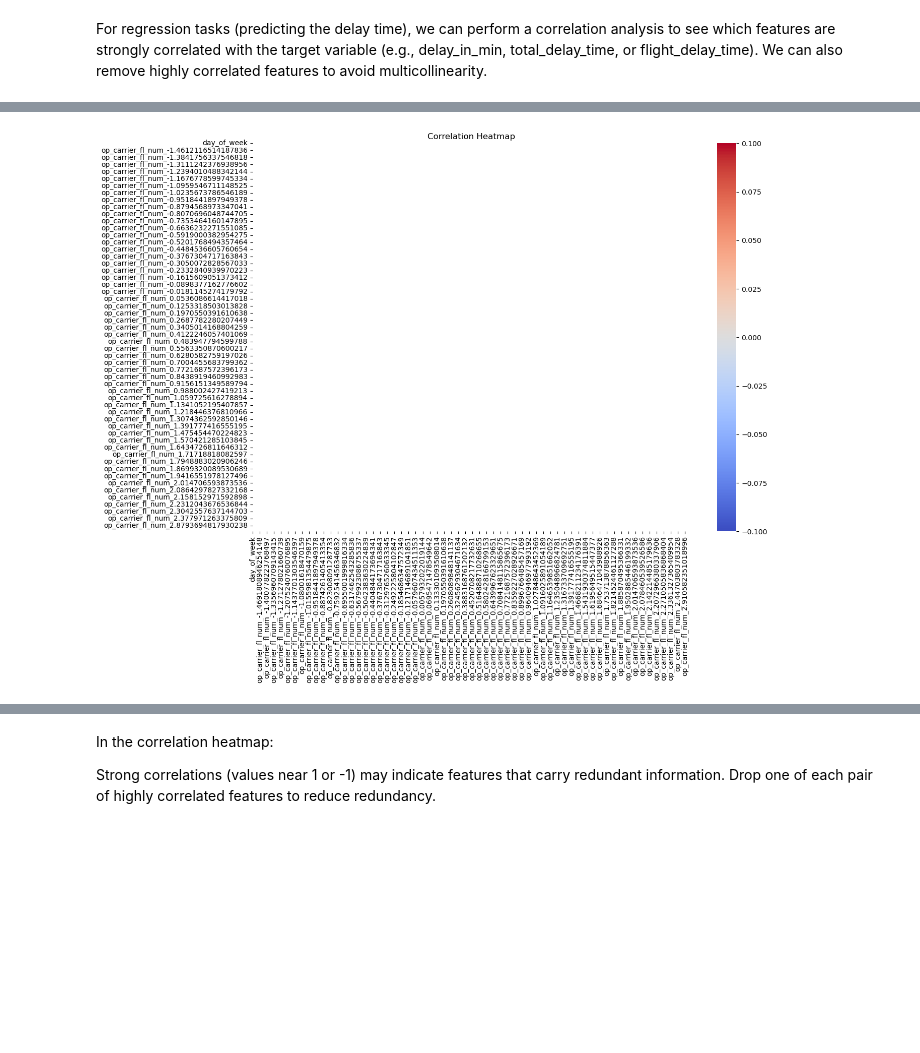
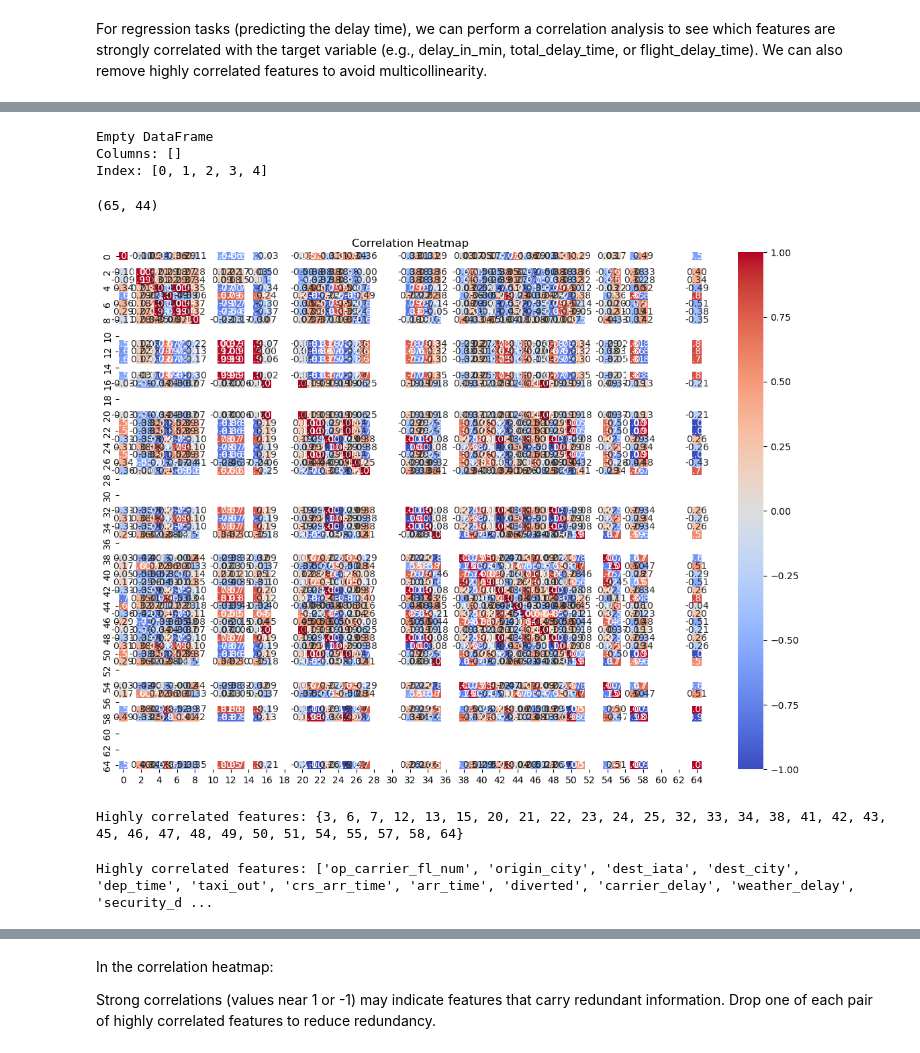
Before and after one commit to hopehusemann/Capstone, a Jupyter notebook: model_development.ipynb, the cells around one changed output, grey strips where cells are left out. Cells and saved outputs as stored; diff of their text form; code cells hidden in the pictures; blank space fills up the shorter version.

```diff
--- a/model_development.ipynb
+++ b/model_development.ipynb
@@ -97,0 +378,19 @@ df['is_evening'] = (df['crs_dep_hour'] >= 18).astype(int)
+# %%
+# Ensure that date columns are in datetime format (if not already)
+for date_col in date_columns:
+    # Convert the column to datetime, invalid values will become NaT (Not a Time)
+    df[date_col] = pd.to_datetime(df[date_col], errors='coerce')
+
+    # Check that the column is indeed in datetime64 format
+    if df[date_col].dtype == 'datetime64[ns]':
+        # Convert date columns to numeric (e.g., number of days since the minimum date)
+        df[date_col] = (df[date_col] - df[date_col].min()).dt.days  # Convert to number of days
+    else:
+        # Handle the case where the date conversion failed, e.g., fill with NaN or drop rows
+        print(f"Warning: The column {date_col} could not be converted to datetime.")
+
+# After converting to numeric, ensure that the date columns are treated as numeric type
+df[date_columns] = df[date_columns].apply(pd.to_numeric, errors='coerce')
+
+# Update the numerical columns list after conversion
+numerical_columns = df.select_dtypes(include=[np.number]).columns.tolist()
@@ -98,6 +458,9 @@ df['is_evening'] = (df['crs_dep_hour'] >= 18).astype(int)
 # %%
 # Drop irrelevant columns
-df.drop(['Unnamed: 0', 'unique_id', 'id', 'airport_ref', 'le_ident'], axis=1, inplace=True)
+#df.drop(['Unnamed: 0', 'unique_id', 'id', 'airport_ref', 'le_ident'], axis=1, inplace=True)
+# %%
+# Drop non-numeric columns that aren't needed for correlation
+df_numeric = df.select_dtypes(include=[np.number])
 # %%
 from scipy.sparse import csr_matrix
 
@@ -125,0 +483,16 @@ correlation_matrix = df_sample.corr()
+# %%
+# Step 1: Sample 10% of the rows using the row indices
+n_rows = df_numeric_sparse.shape[0]  # Get the number of rows
+sample_indices = np.random.choice(n_rows, size=int(n_rows * 0.1), replace=False)  # Random row indices
+
+# Step 2: Extract the sampled rows from the sparse matrix
+df_sample_sparse = df_numeric_sparse[sample_indices]
+
+# Step 3: Convert the sparse matrix to a dense matrix for correlation calculation
+df_sample_dense = pd.DataFrame(df_sample_sparse.toarray())
+
+# Step 4: Compute the correlation matrix on the sampled data
+correlation_matrix = df_sample_dense.corr()
+
+# Output the correlation matrix
+print(correlation_matrix)
@@ -126,22 +536,50 @@ correlation_matrix = df_sample.corr()
+# %%
+# Inspect the problematic columns: Check the columns with 54 missing values
+problematic_columns = correlation_matrix.columns[correlation_matrix.isnull().sum() == 54]
+print(correlation_matrix[problematic_columns].head())  # Inspect these columns
+# %% [output]
+Empty DataFrame
+Columns: []
+Index: [0, 1, 2, 3, 4]
+# %%
+# Remove columns with all missing values
+correlation_matrix_cleaned = correlation_matrix.dropna(axis=1, how='all')
+print(correlation_matrix_cleaned.shape)  # Check the new shape
+# %% [output]
+(65, 44)
 # %%
-# Calculate correlation matrix
-correlation_matrix = df.corr()
-
 # Plot the correlation matrix to identify strong correlations
 plt.figure(figsize=(14, 10))
 sns.heatmap(correlation_matrix, annot=True, cmap="coolwarm", fmt='.2f', cbar=True)
 plt.title('Correlation Heatmap')
 plt.show()
 
 # Identify highly correlated features (threshold > 0.8, for example)
 corr_threshold = 0.8
 high_corr_features = set()
 for i in range(len(correlation_matrix.columns)):
     for j in range(i):
         if abs(correlation_matrix.iloc[i, j]) > corr_threshold:
             colname = correlation_matrix.columns[i]
             high_corr_features.add(colname)
 
 print(f"Highly correlated features: {high_corr_features}")
 # %% [output]
-[figure, old version]
+[figure, new version]
+Highly correlated features: {3, 6, 7, 12, 13, 15, 20, 21, 22, 23, 24, 25, 32, 33, 34, 38, 41, 42, 43, 45, 46, 47, 48, 49, 50, 51, 54, 55, 57, 58, 64}
+# %%
+# List of highly correlated feature indices from your output
+high_corr_indices = {3, 5, 6, 7, 9, 10, 14, 15, 17, 23, 24, 26, 27, 28, 29, 30,
+                     36, 37, 38, 42, 44, 45, 46, 47, 49, 50, 51, 52, 53, 54, 55,
+                     58, 59, 61, 62, 67}
+
+# Extract the column names from the original DataFrame, not the correlation matrix
+feature_names = df.columns
+
+# Map the indices to feature names
+high_corr_feature_names = [feature_names[i] for i in high_corr_indices]
+
+# Print the highly correlated feature names
+print(f"Highly correlated features: {high_corr_feature_names}")
+# %% [output]
+Highly correlated features: ['op_carrier_fl_num', 'origin_city', 'dest_iata', 'dest_city', 'dep_time', 'taxi_out', 'crs_arr_time', 'arr_time', 'diverted', 'carrier_delay', 'weather_delay', 'security_d ...
```
Also changed, not shown: parts of 111 cells of this notebook, 4 other files.
